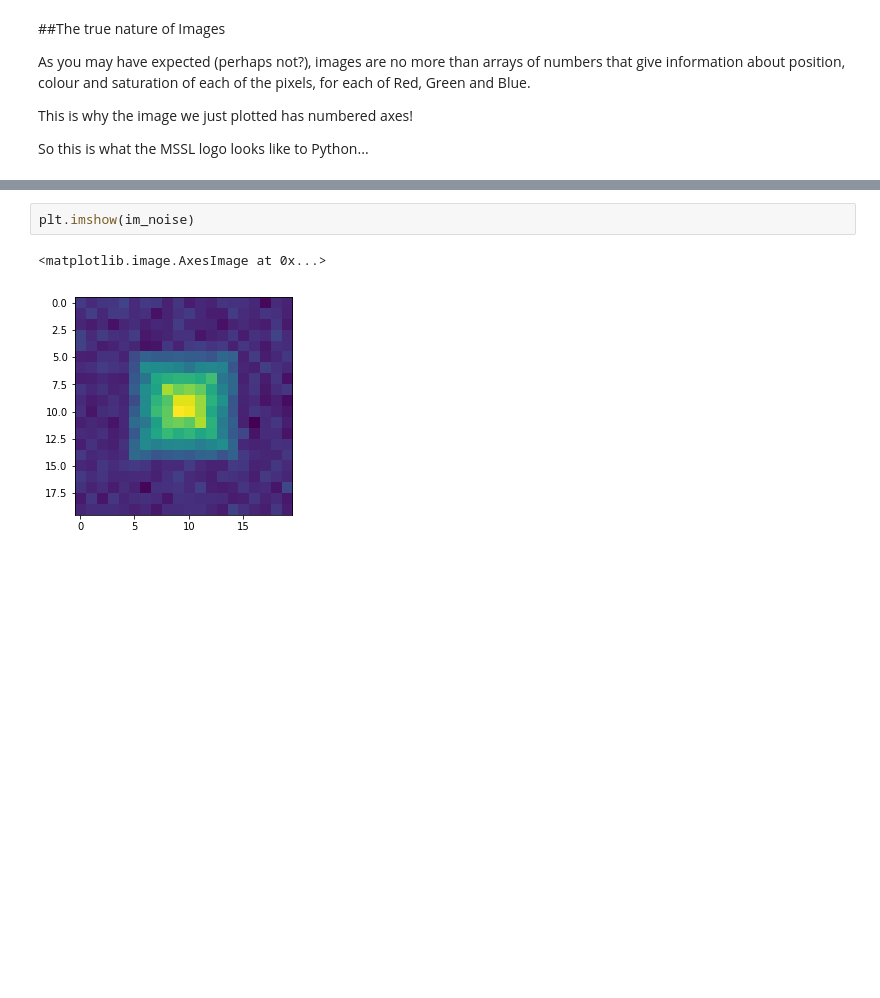
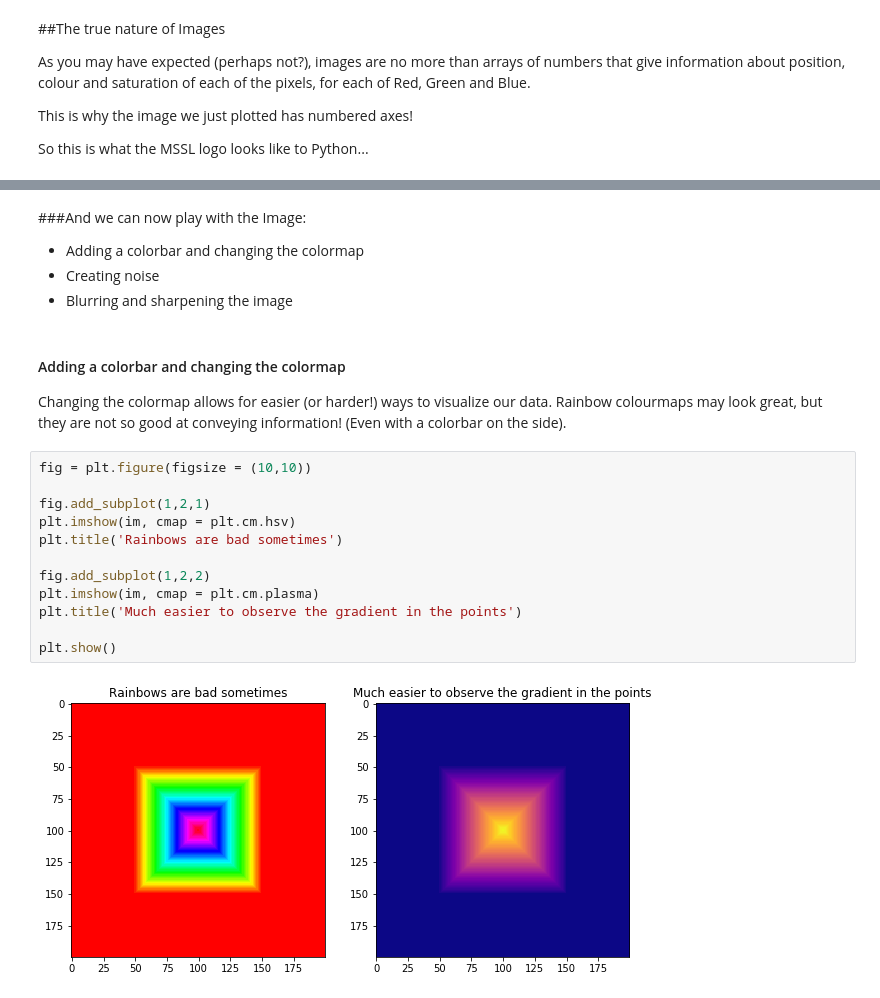
Before and after one commit to D-DePablos/WEW, a Jupyter notebook: Stage_4.ipynb, the cells around one changed output, grey strips where cells are left out. Cells and saved outputs as stored; diff of their text form; blank space fills up the shorter version.

```diff
--- a/Stage_4.ipynb
+++ b/Stage_4.ipynb
@@ -93,5 +87,25 @@ im_med = ndimage.median_filter(im_noise, 3)
-# %%
-plt.imshow(im_noise)
-# %% [output]
-<matplotlib.image.AxesImage at 0x...>
-[figure, removed]
+# %% [markdown]
+###And we can now play with the Image:
+
+
+*   Adding a colorbar and changing the colormap
+*   Creating noise
+*   Blurring and sharpening the image
+# %% [markdown]
+#### Adding a colorbar and changing the colormap
+
+Changing the colormap allows for easier (or harder!) ways to visualize our data. Rainbow colourmaps may look great, but they are not so good at conveying information! (Even with a colorbar on the side).
+# %%
+fig = plt.figure(figsize = (10,10))
+
+fig.add_subplot(1,2,1)
+plt.imshow(im, cmap = plt.cm.hsv)
+plt.title('Rainbows are bad sometimes')
+
+fig.add_subplot(1,2,2)
+plt.imshow(im, cmap = plt.cm.plasma)
+plt.title('Much easier to observe the gradient in the points')
+
+plt.show()
+# %% [output]
+[figure, added]
```
Also changed, not shown: parts of 20 cells of this notebook.
